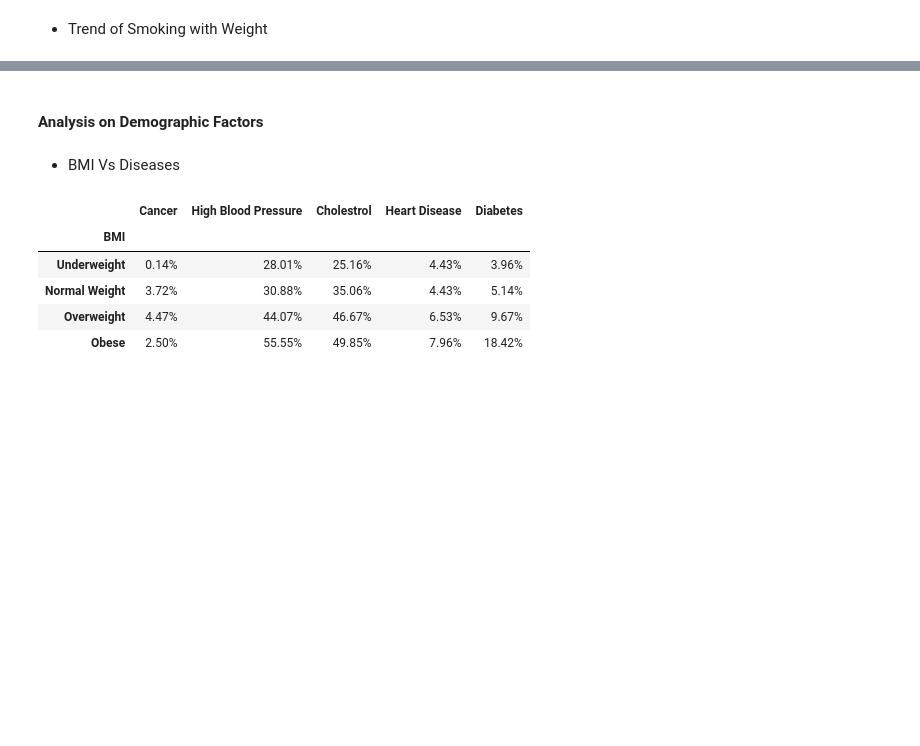
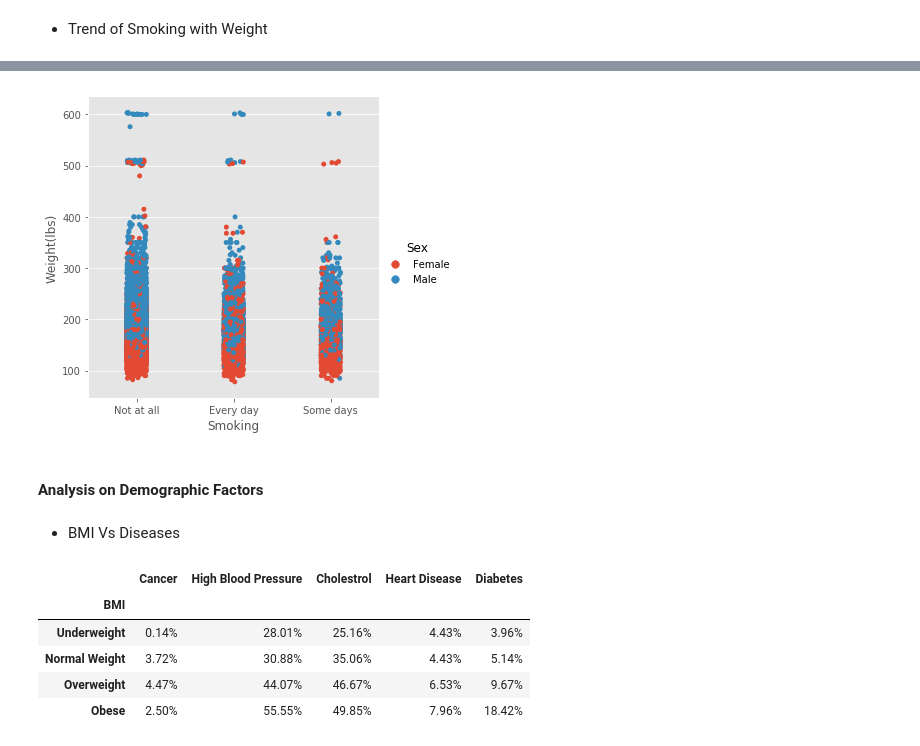
Before and after one commit to ic2019/groupb_project1, a Jupyter notebook: behavior_analysis.ipynb, the cells around one changed output, grey strips where cells are left out. Drawn from its saved outputs; the diff is of its cells as text; code cells hidden in the pictures; blank space fills up the shorter version.

```diff
--- a/behavior_analysis.ipynb
+++ b/behavior_analysis.ipynb
@@ -174,0 +129,4 @@ plt.show()
+# %%
+# Gathering data for Smoking Vs Weight analysis.
+behavior_data_sample_smoking = behavior_data_sample[behavior_data_sample["Smoking"].map(lambda x: x in ["Not at all", "Some days", "Every day"])]
+behavior_data_sample_smoking.head()
@@ -175,3 +140,9 @@ plt.show()
+# %%
+# Plotting the graph
+sns.catplot(x="Smoking", y="Weight(lbs)" , hue = "Sex", data=behavior_data_sample_smoking)
+fig.savefig("./Images/data_analysis/smoking_wt.png")
+# %% [output]
+[figure, added]
 # %% [markdown]
 #### Analysis on Demographic Factors
 # %% [markdown]
```
Also changed, not shown: parts of 18 cells of this notebook, 5 other files.
